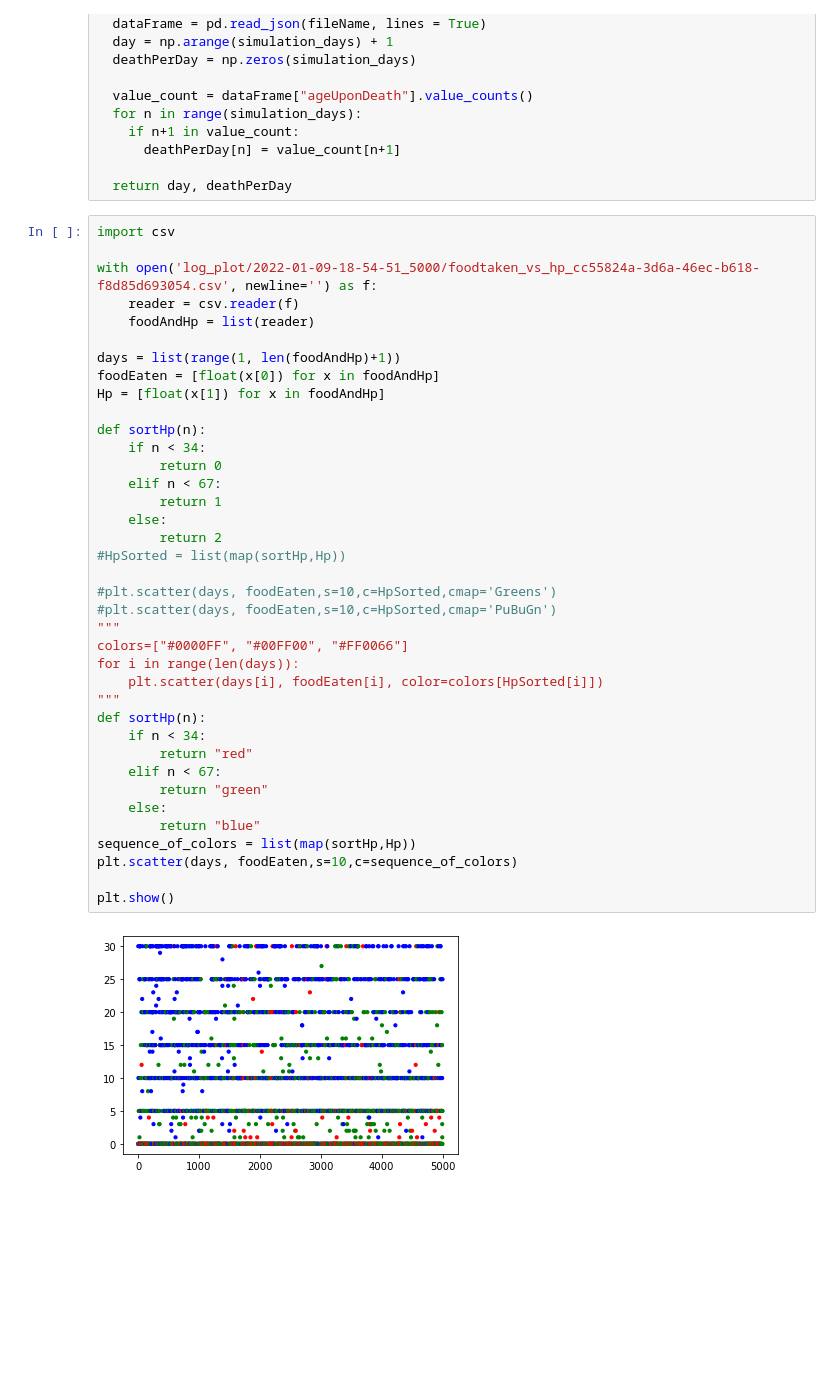
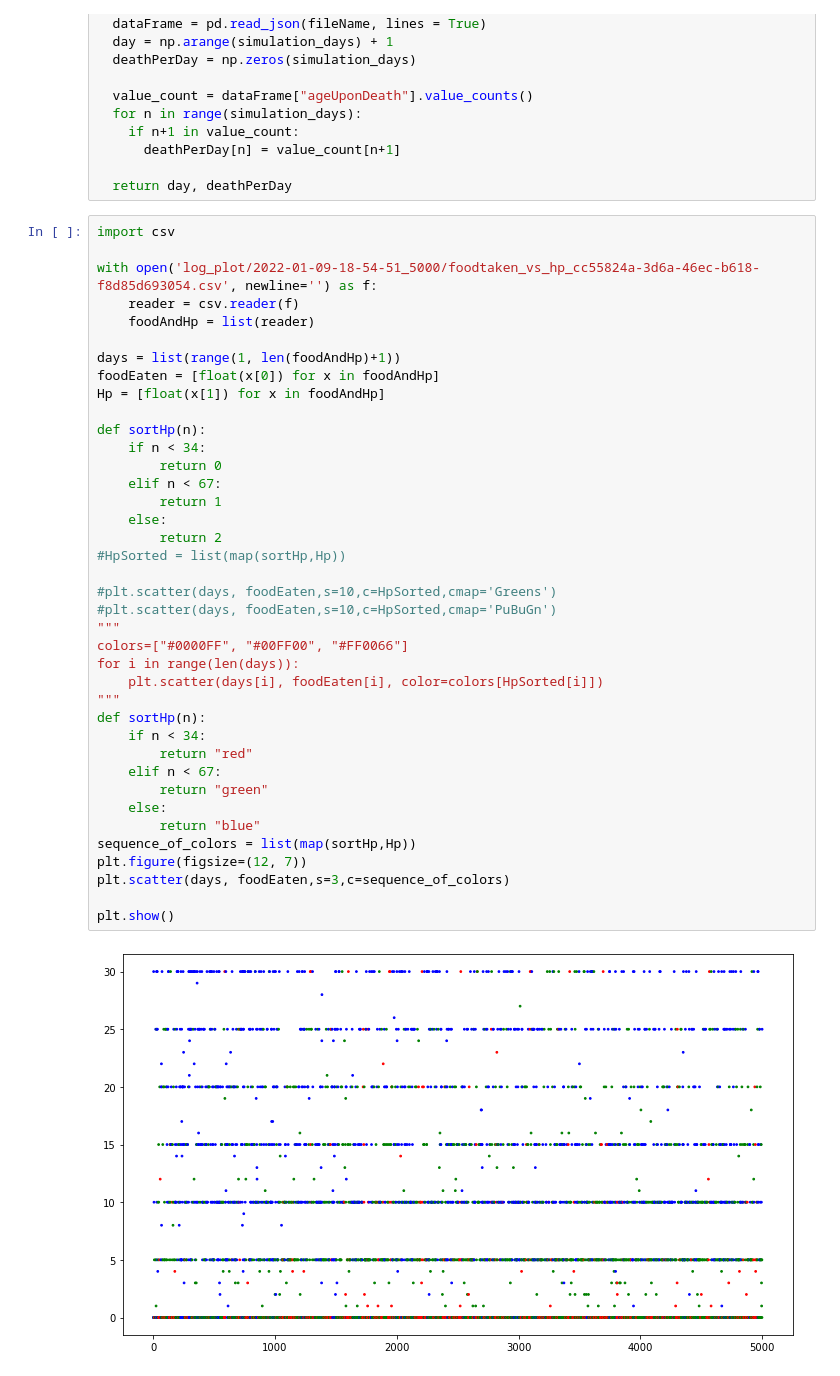
Before and after one commit to SOMAS2021/SOMAS2021, a Jupyter notebook: Experiment.ipynb, the cells around one changed output. Cells and saved outputs as stored; diff of their text form; blank space fills up the shorter version.

Commit message:
plot update

```diff
--- a/Experiment.ipynb
+++ b/Experiment.ipynb
@@ -46,32 +46,33 @@ days = list(range(1, len(foodAndHp)+1))
 foodEaten = [float(x[0]) for x in foodAndHp]
 Hp = [float(x[1]) for x in foodAndHp]
 
 def sortHp(n):
     if n < 34:
         return 0
     elif n < 67:
         return 1
     else:
         return 2
 #HpSorted = list(map(sortHp,Hp))
 
 #plt.scatter(days, foodEaten,s=10,c=HpSorted,cmap='Greens')
 #plt.scatter(days, foodEaten,s=10,c=HpSorted,cmap='PuBuGn')
 """
 colors=["#0000FF", "#00FF00", "#FF0066"]
 for i in range(len(days)):
     plt.scatter(days[i], foodEaten[i], color=colors[HpSorted[i]])
 """
 def sortHp(n):
     if n < 34:
         return "red"
     elif n < 67:
         return "green"
     else:
         return "blue"
 sequence_of_colors = list(map(sortHp,Hp))
-plt.scatter(days, foodEaten,s=10,c=sequence_of_colors)
+plt.figure(figsize=(12, 7))
+plt.scatter(days, foodEaten,s=3,c=sequence_of_colors)
 
 plt.show()
 # %% [output]
-[figure, old version]
+[figure, new version]
```
